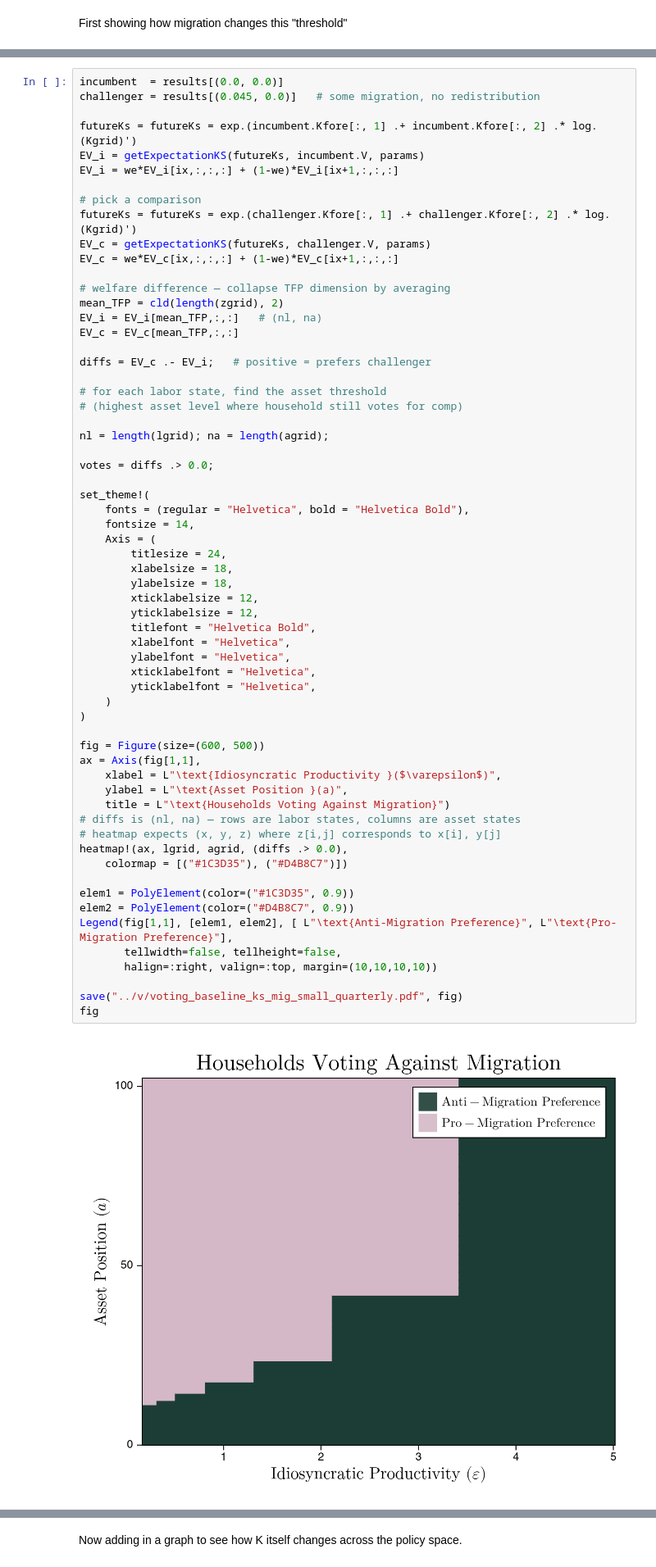
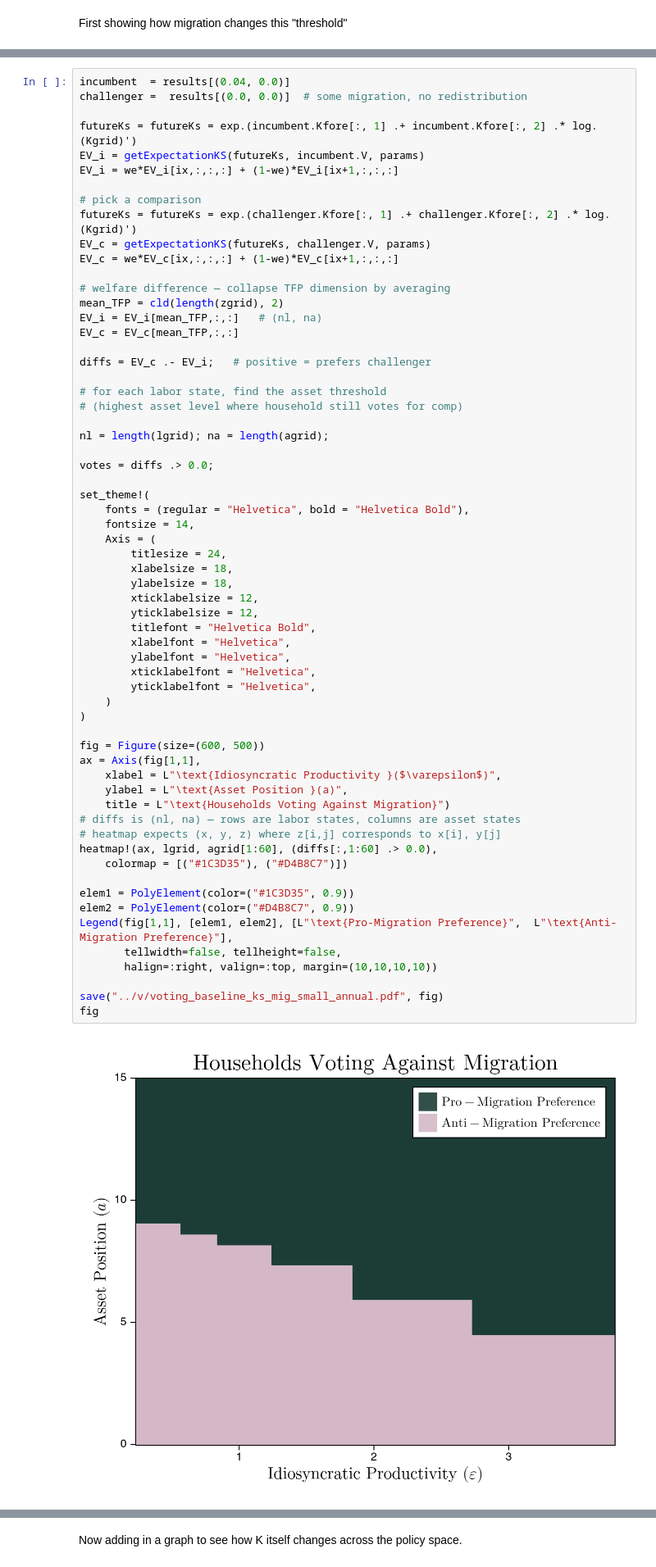
Before and after one commit to unnavav/political-polarization, a Jupyter notebook: p/Graphing-KS.ipynb, the cells around one changed output, grey strips where cells are left out. Shown at 82% size. Drawn from its saved outputs; the diff is of its cells as text.

Commit message:
Annual Level KS solutions updated
2 period recession

```diff
--- a/p/Graphing-KS.ipynb
+++ b/p/Graphing-KS.ipynb
@@ -100,6 +104,6 @@ First showing how migration changes this "threshold"
 # %%
-incumbent  = results[(0.0, 0.0)]
-challenger = results[(0.045, 0.0)]   # some migration, no redistribution
+incumbent  = results[(0.04, 0.0)]
+challenger =  results[(0.0, 0.0)]  # some migration, no redistribution
 
 futureKs = futureKs = exp.(incumbent.Kfore[:, 1] .+ incumbent.Kfore[:, 2] .* log.(Kgrid)')
 EV_i = getExpectationKS(futureKs, incumbent.V, params)
@@ -130,34 +134,34 @@ set_theme!(
     Axis = (
         titlesize = 24,
         xlabelsize = 18,
         ylabelsize = 18,
         xticklabelsize = 12,
         yticklabelsize = 12,
         titlefont = "Helvetica Bold",
         xlabelfont = "Helvetica",
         ylabelfont = "Helvetica",
         xticklabelfont = "Helvetica",
         yticklabelfont = "Helvetica",
     )
 )
 
 fig = Figure(size=(600, 500))
 ax = Axis(fig[1,1],
     xlabel = L"\text{Idiosyncratic Productivity }($\varepsilon$)",
     ylabel = L"\text{Asset Position }(a)",
     title = L"\text{Households Voting Against Migration}")
 # diffs is (nl, na) — rows are labor states, columns are asset states
 # heatmap expects (x, y, z) where z[i,j] corresponds to x[i], y[j]
-heatmap!(ax, lgrid, agrid, (diffs .> 0.0),
+heatmap!(ax, lgrid, agrid[1:60], (diffs[:,1:60] .> 0.0),
     colormap = [("#1C3D35"), ("#D4B8C7")])
 
 elem1 = PolyElement(color=("#1C3D35", 0.9))
 elem2 = PolyElement(color=("#D4B8C7", 0.9))
-Legend(fig[1,1], [elem1, elem2], [ L"\text{Anti-Migration Preference}", L"\text{Pro-Migration Preference}"],
+Legend(fig[1,1], [elem1, elem2], [L"\text{Pro-Migration Preference}",  L"\text{Anti-Migration Preference}"],
        tellwidth=false, tellheight=false,
        halign=:right, valign=:top, margin=(10,10,10,10))
 
-save("../v/voting_baseline_ks_mig_small_quarterly.pdf", fig)
+save("../v/voting_baseline_ks_mig_small_annual.pdf", fig)
 fig
 # %% [output]
-[figure, old version]
+[figure, new version]
```
Also changed, not shown: parts of 20 cells of this notebook.
